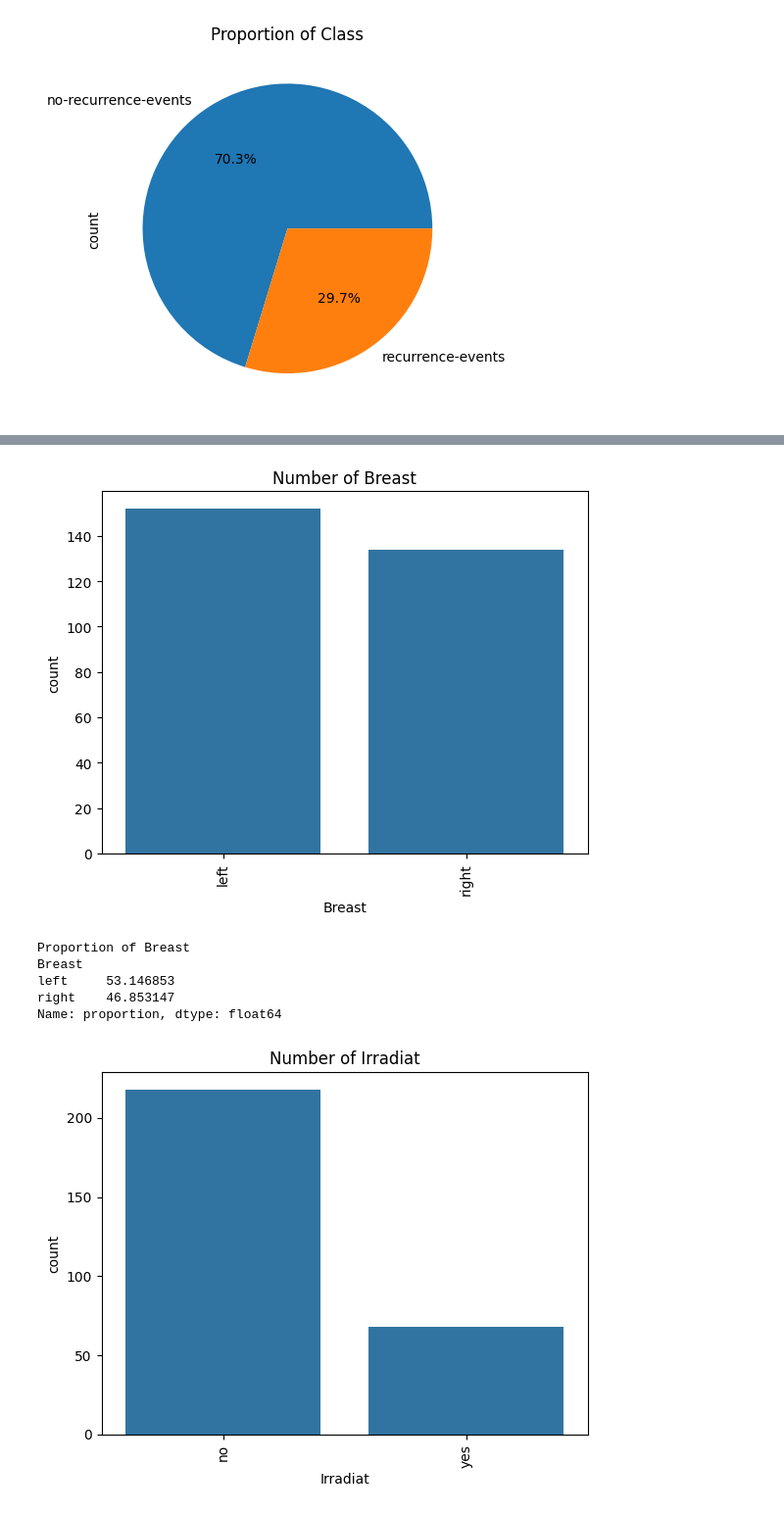
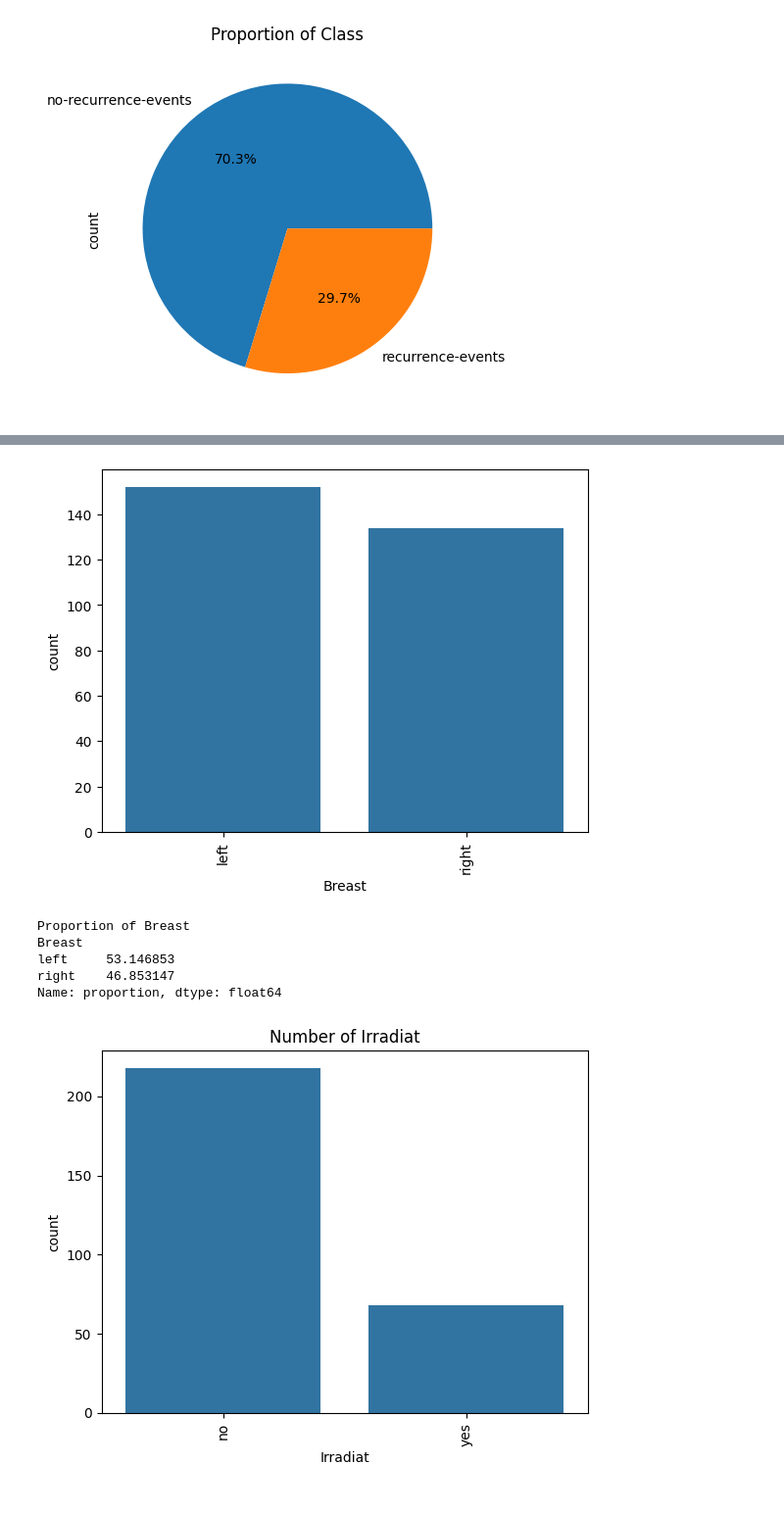
Before and after one commit to AnjanaMS0217/Add-on-course, a Jupyter notebook: Breast_Cancer.ipynb, the cells around one changed output, grey strips where cells are left out. Shown at 98% size. Saved outputs shown, nothing was run; the diff lists cells and outputs as text; code cells hidden in the pictures.

```diff
--- a/Breast_Cancer.ipynb
+++ b/Breast_Cancer.ipynb
@@ -190,13 +193,12 @@ Name: proportion, dtype: float64
 # %%
 sns.countplot(x="Breast", data = df)
 plt.xticks(rotation=90)
-plt.title("Number of Breast")
 plt.show()
 
 print("Proportion of Breast")
 print(df.Breast.value_counts(normalize = True)*100)
 # %% [output]
-[figure, old version]
+[figure, new version]
 Proportion of Breast
 Breast
 left     53.146853
```
Also changed, not shown: parts of 19 cells of this notebook.
